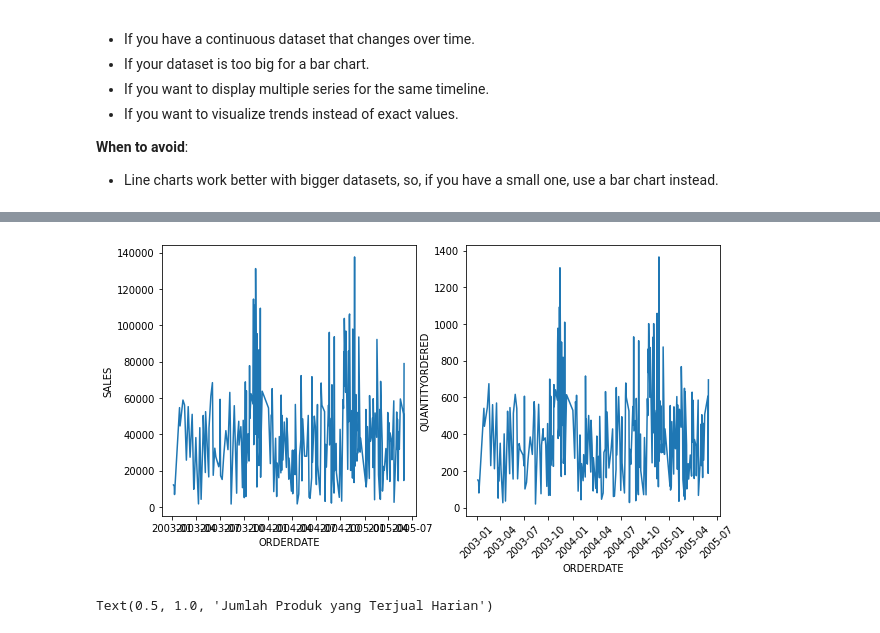
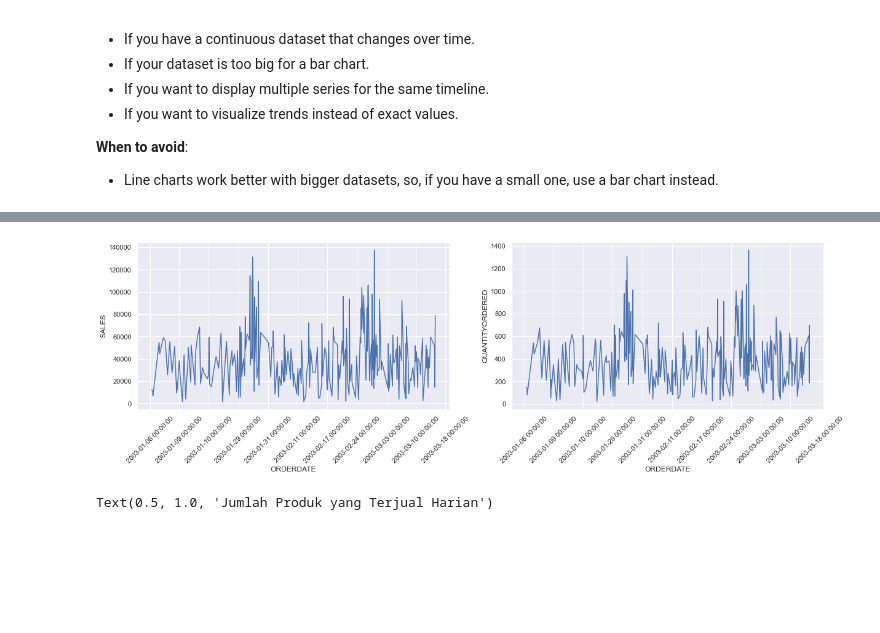
Before and after one commit to r-ap/TrainingMachineLearning, a Jupyter notebook: BFI_PYIM_7.ipynb, the cells around one changed output, grey strips where cells are left out. Saved outputs shown, nothing was run; the diff lists cells and outputs as text; code cells hidden in the pictures; blank space fills up the shorter version.

```diff
--- a/BFI_PYIM_7.ipynb
+++ b/BFI_PYIM_7.ipynb
@@ -179,3 +247,8 @@ status_freq_multi
 # %%
 status_freq_multi = data.groupby(['STATUS','COUNTRY']).count()['ORDERNUMBER'].reset_index()
-sns.barplot(data=status_freq_multi,x='COUNTRY',y='ORDERNUMBER',orient='v',hue='STATUS')
+sns.set(rc = {'figure.figsize':(20,8)})
+#sns.barplot(data=status_freq_multi,x='COUNTRY',y='ORDERNUMBER',orient='v',hue='STATUS')
+
+sns.barplot(data=status_freq_multi,x='STATUS',y='ORDERNUMBER',orient='v',hue='COUNTRY')
+plt.xticks(rotation=45)
+plt.legend(loc='upper center', ncol=6, bbox_to_anchor=(0.5,-0.2))
@@ -238,11 +334,13 @@ sorted_data.index
 # %%
-fig, axes = plt.subplots(ncols=2,figsize=(10,5))
+fig, axes = plt.subplots(ncols=2,figsize=(20,5))
 sns.lineplot(x=sorted_data.index,y=sorted_data['SALES'],ax=axes[0])
 sns.lineplot(x=sorted_data.index,y=sorted_data['QUANTITYORDERED'],ax=axes[1])
-plt.xticks(rotation=45)
+#plt.xticks(rotation=45)
+axes[0].set_xticklabels(sorted_data.index,rotation=45)
+axes[1].set_xticklabels(sorted_data.index,rotation=45)
 plt.show()
 # %% [output]
-[figure, old version]
+[figure, new version]
 # %%
 fig, axes = plt.subplots(ncols=2,figsize=(10,5))
 sorted_data['SALES'].plot(ax=axes[0])
```
Also changed, not shown: parts of 35 cells of this notebook.
